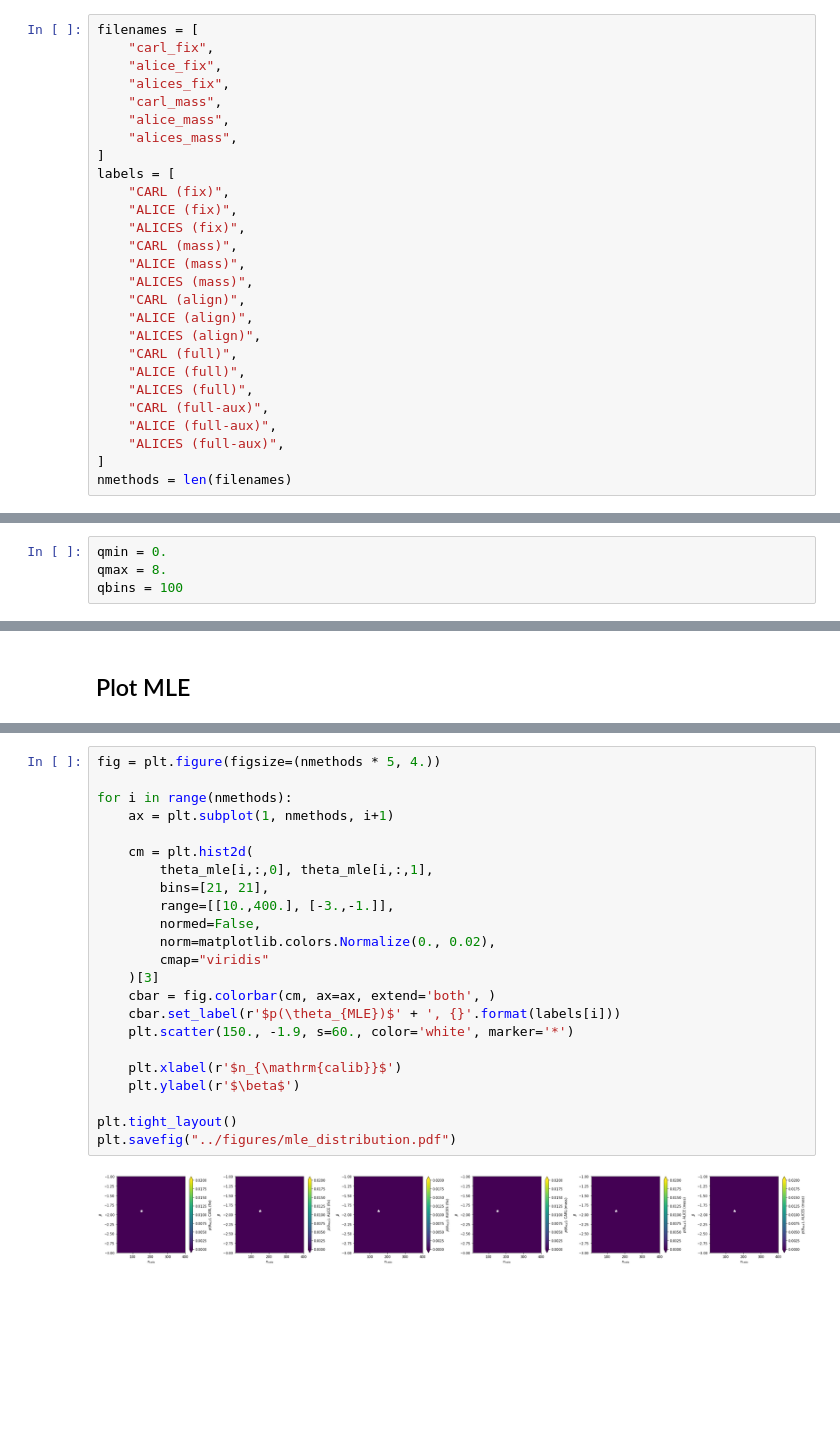
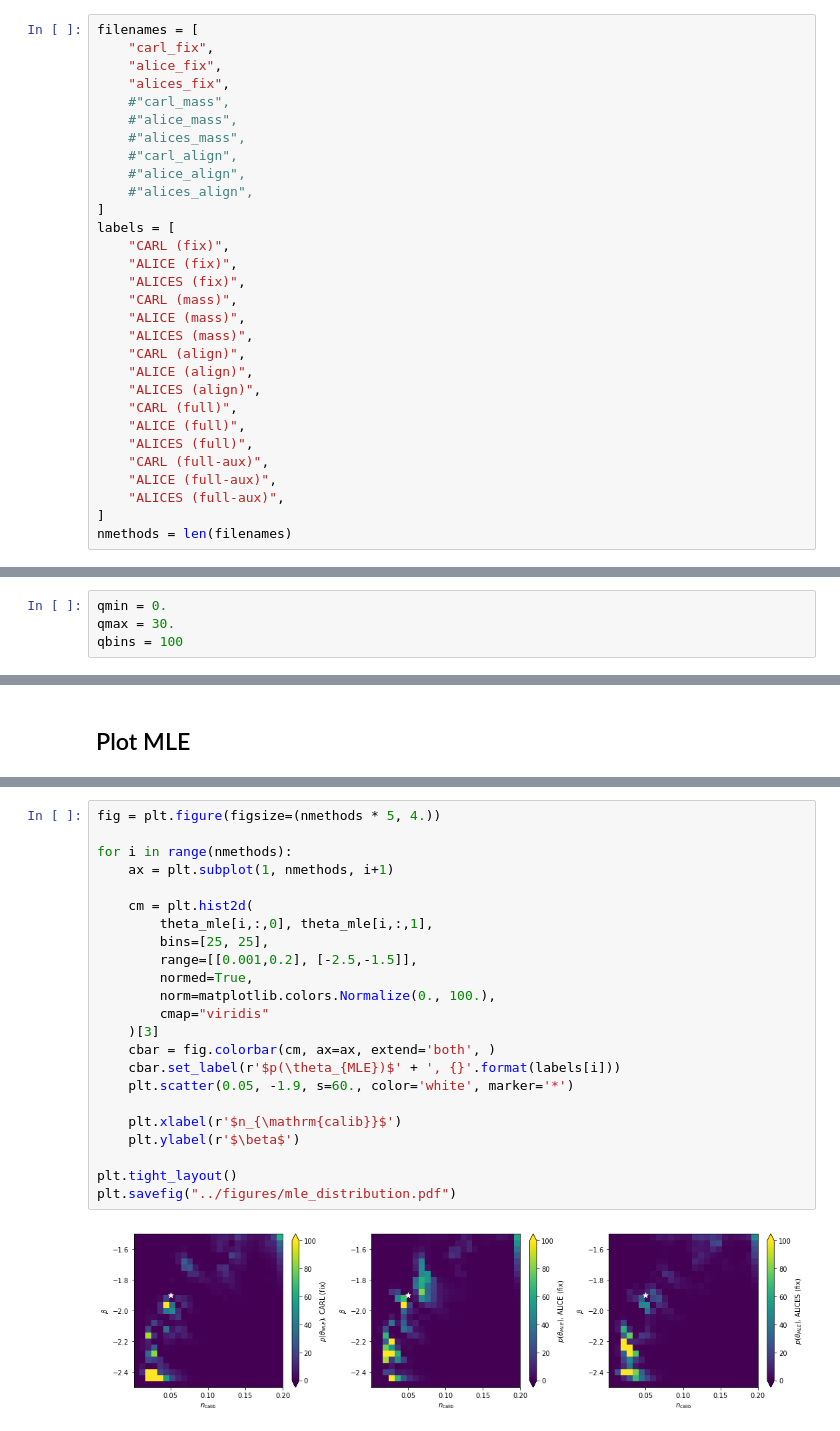
Before and after one commit to smsharma/mining-for-substructure-lens, a Jupyter notebook: notebooks/06_asymptotics.ipynb, the cells around one changed output, grey strips where cells are left out. Cells and saved outputs as stored; diff of their text form; blank space fills up the shorter version.

Commit message:
Prepared new training for mass, eval for align

```diff
--- a/notebooks/06_asymptotics.ipynb
+++ b/notebooks/06_asymptotics.ipynb
@@ -12,9 +12,12 @@ filenames = [
     "carl_fix",
     "alice_fix",
     "alices_fix",
-    "carl_mass",
-    "alice_mass",
-    "alices_mass",
+    #"carl_mass",
+    #"alice_mass",
+    #"alices_mass",
+    #"carl_align",
+    #"alice_align",
+    #"alices_align",
 ]
 labels = [
     "CARL (fix)",
@@ -106,7 +99,7 @@ array([[-6.4416707e-01,  2.6809263e-01, -5.8420765e-01, ...,
 ## Plot test statistic histo
 # %%
 qmin = 0.
-qmax = 8.
+qmax = 30.
 qbins = 100
 # %%
 wilks = chi2.rvs(size=100000, df=2)
@@ -156,25 +149,25 @@ array([[ 1.00000000e-03, -1.70833333e+00],
 # %%
 fig = plt.figure(figsize=(nmethods * 5, 4.))
 
 for i in range(nmethods):
     ax = plt.subplot(1, nmethods, i+1)
 
     cm = plt.hist2d(
         theta_mle[i,:,0], theta_mle[i,:,1],
-        bins=[21, 21],
-        range=[[10.,400.], [-3.,-1.]],
-        normed=False,
-        norm=matplotlib.colors.Normalize(0., 0.02),
+        bins=[25, 25],
+        range=[[0.001,0.2], [-2.5,-1.5]],
+        normed=True,
+        norm=matplotlib.colors.Normalize(0., 100.),
         cmap="viridis"
     )[3]
     cbar = fig.colorbar(cm, ax=ax, extend='both', )
     cbar.set_label(r'$p(\theta_{MLE})$' + ', {}'.format(labels[i]))
-    plt.scatter(150., -1.9, s=60., color='white', marker='*')
+    plt.scatter(0.05, -1.9, s=60., color='white', marker='*')
 
     plt.xlabel(r'$n_{\mathrm{calib}}$')
     plt.ylabel(r'$\beta$')
 
 plt.tight_layout()
 plt.savefig("../figures/mle_distribution.pdf")
 # %% [output]
-[figure, old version]
+[figure, new version]
```
Also changed, not shown: parts of 5 cells of this notebook, 16 other files.
